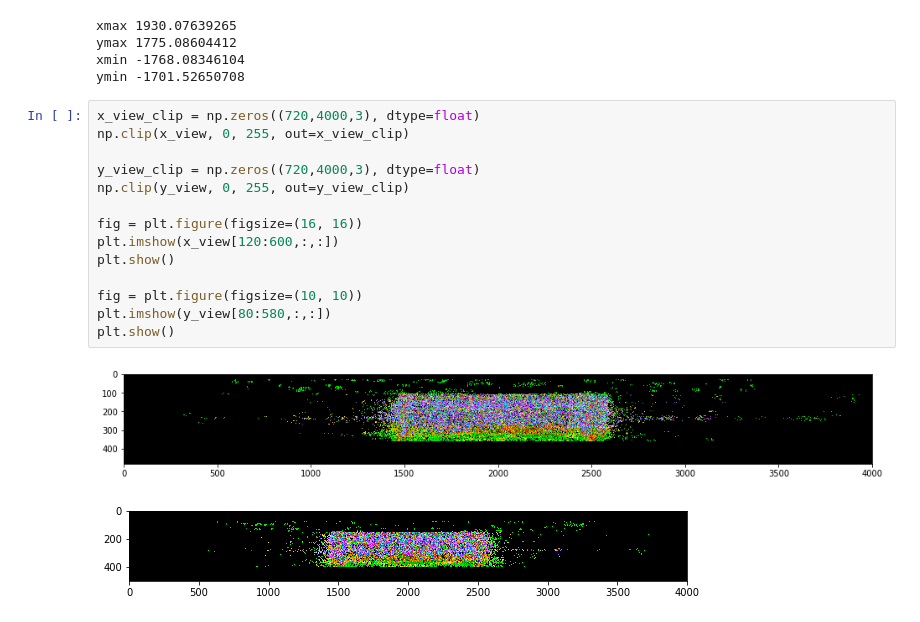
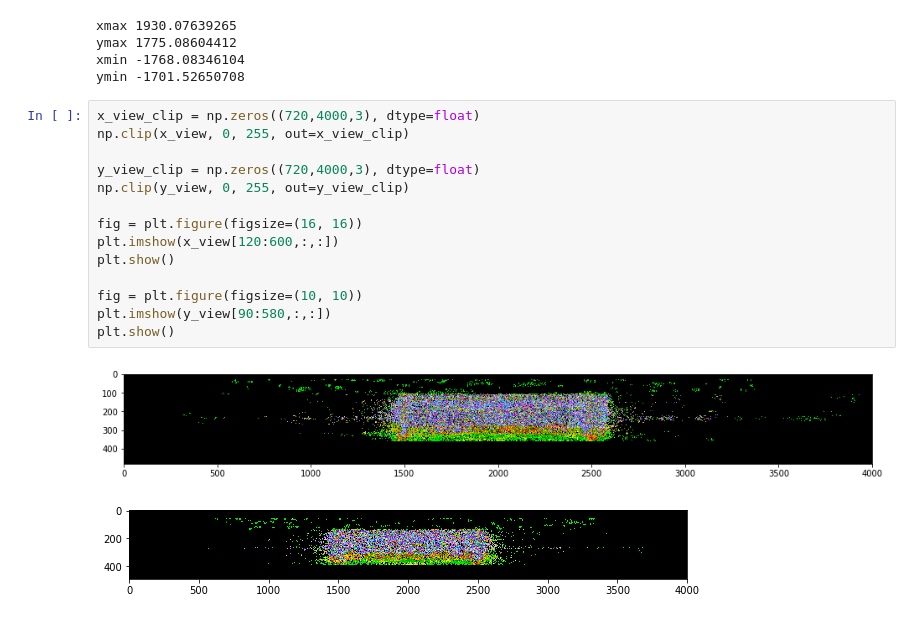
Before and after one commit to ongchinkiat/realsense-d435, a Jupyter notebook: d435-analysis-848.ipynb, the cells around one changed output. Drawn from its saved outputs; the diff is of its cells as text.

```diff
--- a/d435-analysis-848.ipynb
+++ b/d435-analysis-848.ipynb
@@ -303,17 +303,17 @@ ymin -1701.52650708
 # %%
 x_view_clip = np.zeros((720,4000,3), dtype=float)
 np.clip(x_view, 0, 255, out=x_view_clip)
 
 y_view_clip = np.zeros((720,4000,3), dtype=float)
 np.clip(y_view, 0, 255, out=y_view_clip)
 
 fig = plt.figure(figsize=(16, 16))
 plt.imshow(x_view[120:600,:,:])
 plt.show()
 
 fig = plt.figure(figsize=(10, 10))
-plt.imshow(y_view[80:580,:,:])
+plt.imshow(y_view[90:580,:,:])
 plt.show()
 # %% [output]
 [figure]
-[figure, old version]
+[figure, new version]
```
